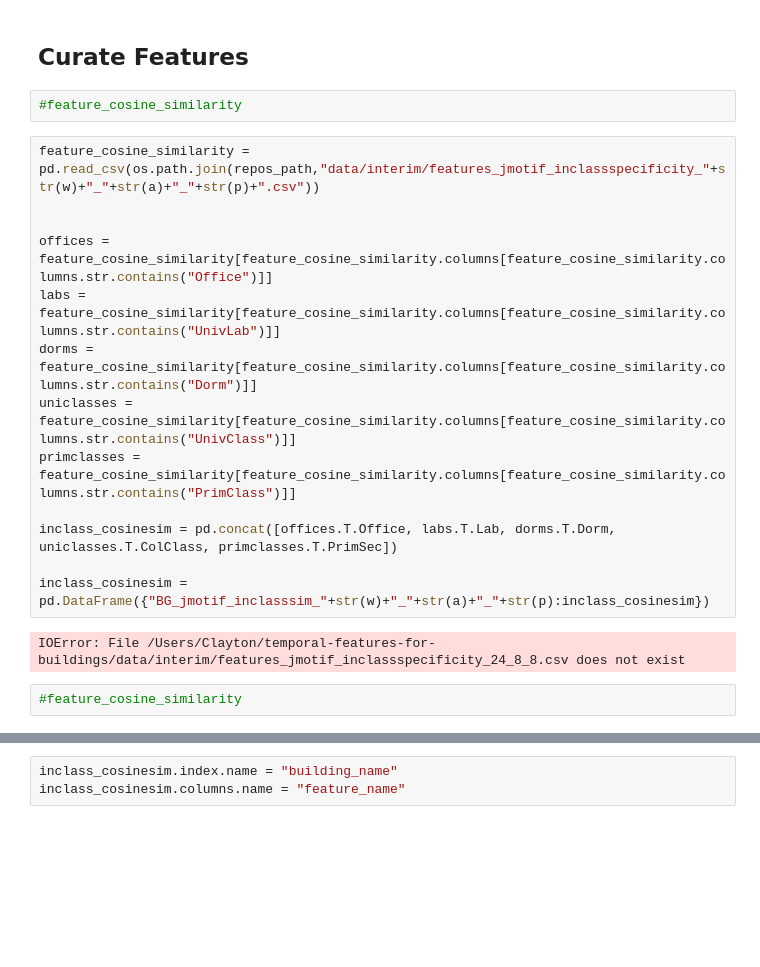
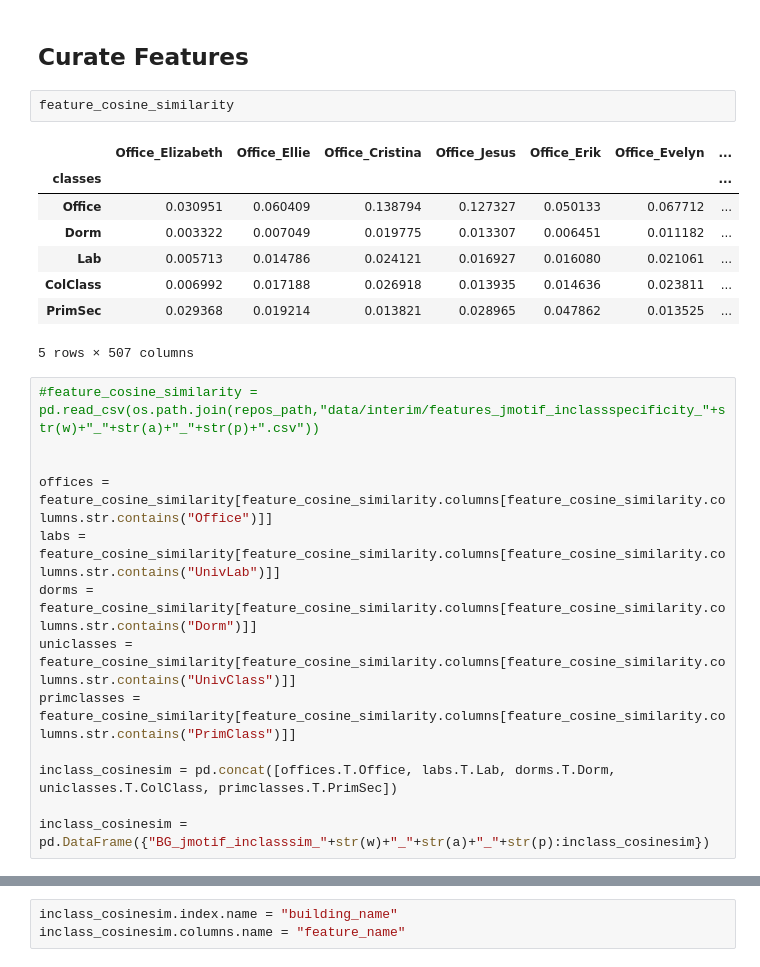
Before and after one commit to buds-lab/the-building-data-genome-project, a Jupyter notebook: notebooks/10_ jMotif - Hourly Model to get Daily Specificity Metrics a=8, p=8, w=24.ipynb, the cells around one changed output, grey strips where cells are left out. Saved outputs shown, nothing was run; the diff lists cells and outputs as text; blank space fills up the shorter version.

```diff
--- a/notebooks/10_ jMotif - Hourly Model to get Daily Specificity Metrics a=8, p=8, w=24.ipynb
+++ b/notebooks/10_ jMotif - Hourly Model to get Daily Specificity Metrics a=8, p=8, w=24.ipynb
@@ -716,10 +714,19 @@ inclass_specificity_toplot.to_csv(os.path.join(repos_path,"data/interim/temp_jmo
 feature_cosine_similarity.to_csv(os.path.join(repos_path,"data/interim/features_jmotif_allclassspecificity_"+str(w)+"_"+str(a)+"_"+str(p)+".csv"))
 # %% [markdown]
 ## Curate Features
-# %%
-#feature_cosine_similarity
+# %%
+feature_cosine_similarity
+# %% [output]
+|  | Office_Elizabeth | Office_Ellie | Office_Cristina | Office_Jesus | Office_Erik | Office_Evelyn | ... |
+| classes |  |  |  |  |  |  | ... |
+| Office | 0.030951 | 0.060409 | 0.138794 | 0.127327 | 0.050133 | 0.067712 | ... |
+| Dorm | 0.003322 | 0.007049 | 0.019775 | 0.013307 | 0.006451 | 0.011182 | ... |
+| Lab | 0.005713 | 0.014786 | 0.024121 | 0.016927 | 0.016080 | 0.021061 | ... |
+| ColClass | 0.006992 | 0.017188 | 0.026918 | 0.013935 | 0.014636 | 0.023811 | ... |
+| PrimSec | 0.029368 | 0.019214 | 0.013821 | 0.028965 | 0.047862 | 0.013525 | ... |
+5 rows × 507 columns
 # %%
-feature_cosine_similarity = pd.read_csv(os.path.join(repos_path,"data/interim/features_jmotif_inclassspecificity_"+str(w)+"_"+str(a)+"_"+str(p)+".csv"))
+#feature_cosine_similarity = pd.read_csv(os.path.join(repos_path,"data/interim/features_jmotif_inclassspecificity_"+str(w)+"_"+str(a)+"_"+str(p)+".csv"))
 
 
 offices = feature_cosine_similarity[feature_cosine_similarity.columns[feature_cosine_similarity.columns.str.contains("Office")]]
@@ -731,7 +738,3 @@ primclasses = feature_cosine_similarity[feature_cosine_similarity.columns[featur
 inclass_cosinesim = pd.concat([offices.T.Office, labs.T.Lab, dorms.T.Dorm, uniclasses.T.ColClass, primclasses.T.PrimSec])
 
 inclass_cosinesim = pd.DataFrame({"BG_jmotif_inclasssim_"+str(w)+"_"+str(a)+"_"+str(p):inclass_cosinesim})
-# %% [output]
-IOError: File /Users/Clayton/temporal-features-for-buildings/data/interim/features_jmotif_inclassspecificity_24_8_8.csv does not exist
-# %%
-#feature_cosine_similarity
```
Also changed, not shown: parts of 5 cells of this notebook, 25 other files.
